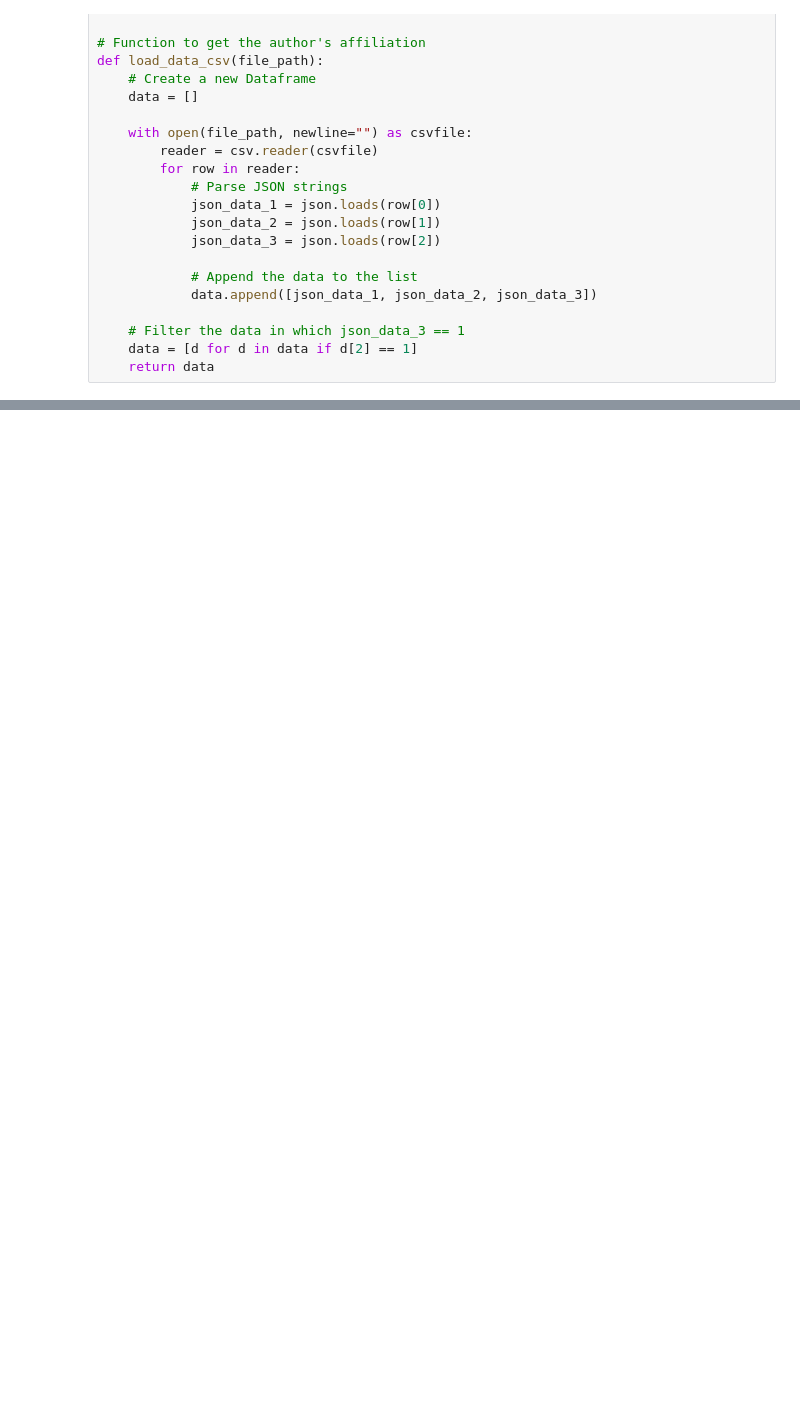
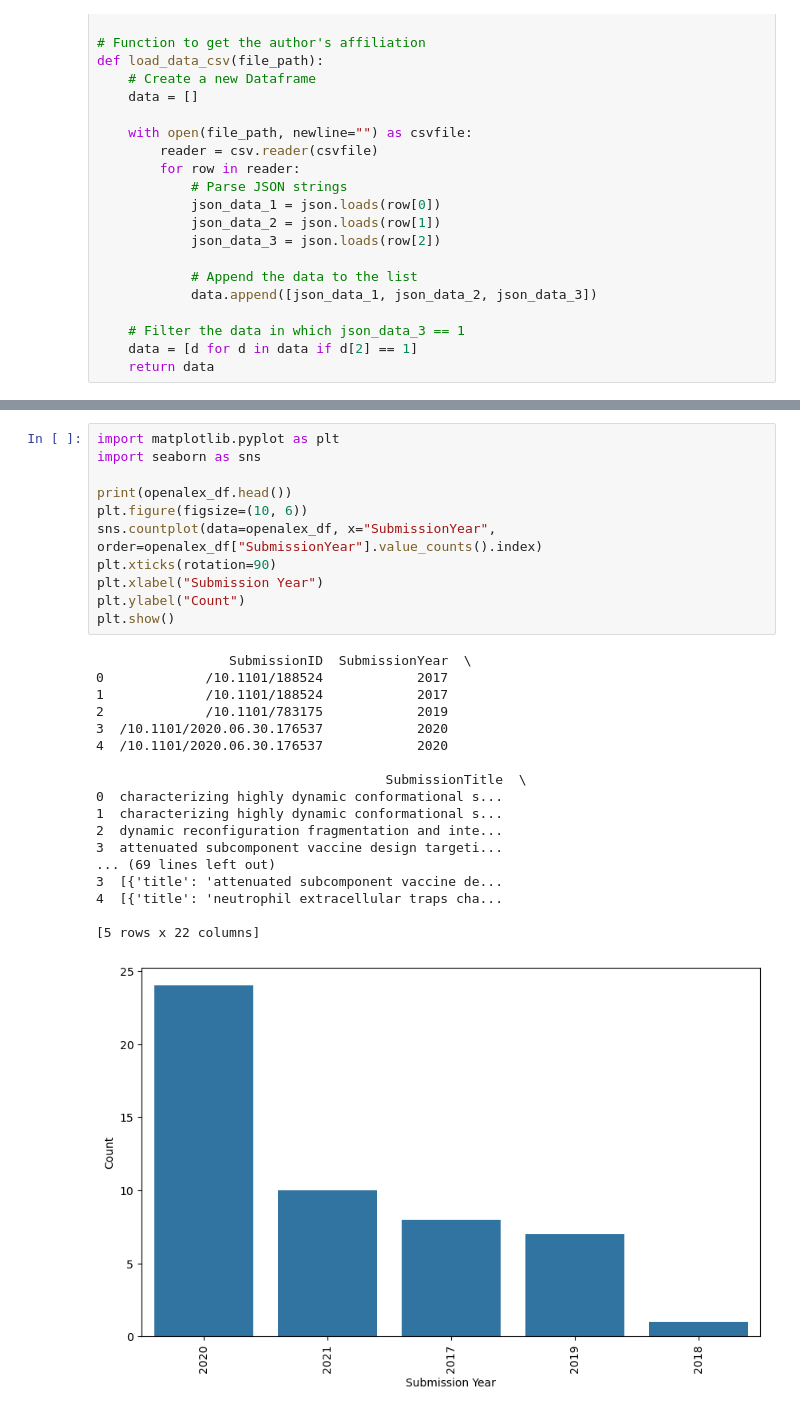
Before and after one commit to CS-433/ml-project-2, a Jupyter notebook: dataset_creation.ipynb, the cells around one changed output, grey strips where cells are left out. Drawn from its saved outputs; the diff is of its cells as text; blank space fills up the shorter version.

```diff
--- a/dataset_creation.ipynb
+++ b/dataset_creation.ipynb
@@ -396,3 +378,33 @@ Data columns (total 22 columns):
 4  [{'title': 'neutrophil extracellular traps cha...
 
 [5 rows x 22 columns]
+# %%
+import matplotlib.pyplot as plt
+import seaborn as sns
+
+print(openalex_df.head())
+plt.figure(figsize=(10, 6))
+sns.countplot(data=openalex_df, x="SubmissionYear", order=openalex_df["SubmissionYear"].value_counts().index)
+plt.xticks(rotation=90)
+plt.xlabel("Submission Year")
+plt.ylabel("Count")
+plt.show()
+# %% [output]
+                 SubmissionID  SubmissionYear  \
+0             /10.1101/188524            2017
+1             /10.1101/188524            2017
+2             /10.1101/783175            2019
+3  /10.1101/2020.06.30.176537            2020
+4  /10.1101/2020.06.30.176537            2020
+
+                                     SubmissionTitle  \
+0  characterizing highly dynamic conformational s...
+1  characterizing highly dynamic conformational s...
+2  dynamic reconfiguration fragmentation and inte...
+3  attenuated subcomponent vaccine design targeti...
+... (69 lines left out)
+3  [{'title': 'attenuated subcomponent vaccine de...
+4  [{'title': 'neutrophil extracellular traps cha...
+
+[5 rows x 22 columns]
+[figure, added]
```
Also changed, not shown: parts of 2 cells of this notebook, 5 other files.
